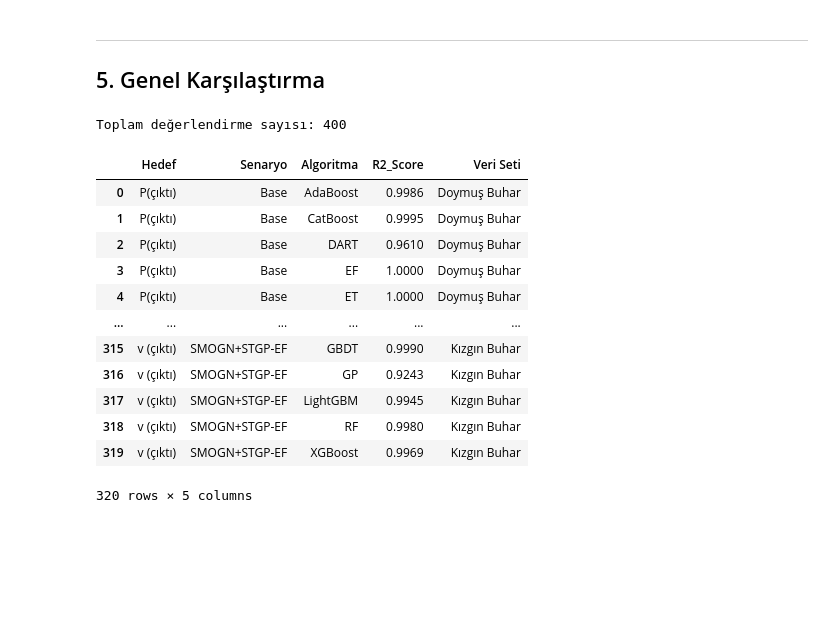
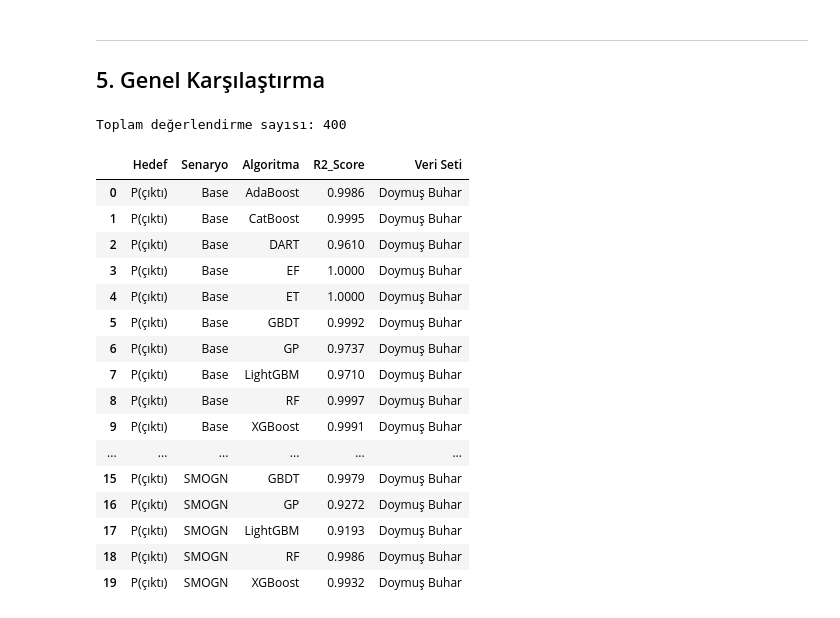
Before and after one commit to suleymangzy/Data-Engineering, a Jupyter notebook: Model_Training.ipynb, the cells around one changed output. Drawn from its saved outputs; the diff is of its cells as text; code cells hidden in the pictures; blank space fills up the shorter version.

```diff
--- a/Model_Training.ipynb
+++ b/Model_Training.ipynb
@@ -416,28 +549,32 @@ show_best_results(df_kizgin_results)
 ---
 ## 5. Genel Karşılaştırma
 # %%
-# Tüm sonuçları birleştir
+
 df_doymus_results['Veri Seti'] = 'Doymuş Buhar'
 df_kizgin_results['Veri Seti'] = 'Kızgın Buhar'
 df_all = pd.concat([df_doymus_results, df_kizgin_results], ignore_index=True)
 
 print(f'Toplam değerlendirme sayısı: {len(df_all)}')
-df_all.head(320)
+df_all.head(20)
 # %% [output]
 Toplam değerlendirme sayısı: 400
 |  | Hedef | Senaryo | Algoritma | R2_Score | Veri Seti |
 | 0 | P(çıktı) | Base | AdaBoost | 0.9986 | Doymuş Buhar |
 | 1 | P(çıktı) | Base | CatBoost | 0.9995 | Doymuş Buhar |
 | 2 | P(çıktı) | Base | DART | 0.9610 | Doymuş Buhar |
 | 3 | P(çıktı) | Base | EF | 1.0000 | Doymuş Buhar |
 | 4 | P(çıktı) | Base | ET | 1.0000 | Doymuş Buhar |
+| 5 | P(çıktı) | Base | GBDT | 0.9992 | Doymuş Buhar |
+| 6 | P(çıktı) | Base | GP | 0.9737 | Doymuş Buhar |
+| 7 | P(çıktı) | Base | LightGBM | 0.9710 | Doymuş Buhar |
+| 8 | P(çıktı) | Base | RF | 0.9997 | Doymuş Buhar |
+| 9 | P(çıktı) | Base | XGBoost | 0.9991 | Doymuş Buhar |
 | ... | ... | ... | ... | ... | ... |
-| 315 | v (çıktı) | SMOGN+STGP-EF | GBDT | 0.9990 | Kızgın Buhar |
-| 316 | v (çıktı) | SMOGN+STGP-EF | GP | 0.9243 | Kızgın Buhar |
-| 317 | v (çıktı) | SMOGN+STGP-EF | LightGBM | 0.9945 | Kızgın Buhar |
-| 318 | v (çıktı) | SMOGN+STGP-EF | RF | 0.9980 | Kızgın Buhar |
-| 319 | v (çıktı) | SMOGN+STGP-EF | XGBoost | 0.9969 | Kızgın Buhar |
+| 15 | P(çıktı) | SMOGN | GBDT | 0.9979 | Doymuş Buhar |
+| 16 | P(çıktı) | SMOGN | GP | 0.9272 | Doymuş Buhar |
+| 17 | P(çıktı) | SMOGN | LightGBM | 0.9193 | Doymuş Buhar |
+| 18 | P(çıktı) | SMOGN | RF | 0.9986 | Doymuş Buhar |
+| 19 | P(çıktı) | SMOGN | XGBoost | 0.9932 | Doymuş Buhar |
-320 rows × 5 columns
 # %%
 # Senaryo bazlı ortalama R² skorları
 df_all.groupby(['Veri Seti', 'Senaryo'])['R2_Score'].mean().unstack()
```
Also changed, not shown: parts of 24 cells of this notebook, 5 other files.
